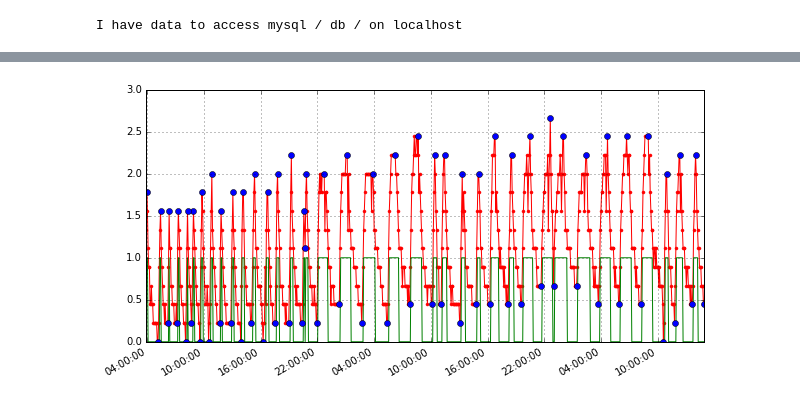
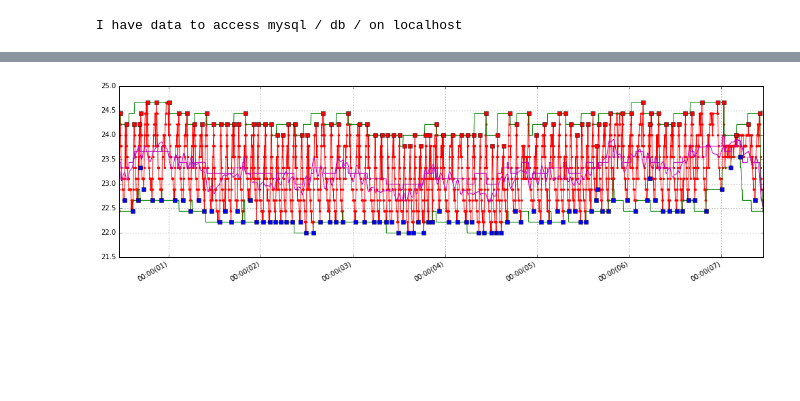
Before and after one commit to jarogames/InstructJupyter, a Jupyter notebook: MySQL/AnalyzeHeatPump.ipynb, the cells around one changed output, grey strips where cells are left out. Cells and saved outputs as stored; diff of their text form; code cells hidden in the pictures; blank space fills up the shorter version.

Commit message:
Perfect filter - maen, avg;good differences, twinPLOT

```diff
--- a/MySQL/AnalyzeHeatPump.ipynb
+++ b/MySQL/AnalyzeHeatPump.ipynb
@@ -17,7 +17,7 @@ I have data to access mysql / db / on localhost
 import mysql.connector
 import datetime
 from datetime import date
-days=2.5
+days=7
 week = datetime.datetime.now() - datetime.timedelta(hours=24*days)
 weekp1 = datetime.datetime.now() - datetime.timedelta(hours=24*days+24)
 cnx = mysql.connector.connect(**config)
@@ -35,52 +35,93 @@ loaded dataframe from MySQL. records: 850
 # %%
 %matplotlib inline
 import math
 from matplotlib.dates import MonthLocator, WeekdayLocator, DateFormatter
 import matplotlib.pyplot as plt
 tli=df.t.tolist()
 gli=df.g.tolist()
+tout=df.a.tolist()
 mn=min(gli)
-gli=[x-mn for x in gli]
+#gli=[x-mn for x in gli]
+g2=gli
 mx=max(gli)
 ## limit for fast rise 0.3 deg
 ## limit peak detect is 40% of the range
-g2=[ j for j in gli ]
-g2on=[ 1 if (x/mx)>0.5 else 0  for x in gli ]
+#g2=[ j for j in gli ]
+#g2on=[ 1 if (x/mx)>0.5 else 0  for x in gli ]  #green
 #g2a=[ (i-j) if (i-j)>0.3 else 0 for i, j in zip(gli[:-1], gli[1:])]
 #g3=[ math.ceil((j-mean)/mx) for i, j in zip(gli[:-1], gli[1:])]
+av=[]
+myavg=[]
+mymax=[]
+mymin=[]
+mymean=[]
+for i in g2:
+    av.append(i)
+    if (len(av)>45):
+        del( av[0] )
+    myavg.append( sum(av) / float(len(av)) )
+    mymax.append( max(av) )
+    mymin.append( min(av) )
+    mymean.append( (max(av)+min(av))/2 )
+############# generate brackets hi lo none
+g2on=[]
+band=0.2   # band aroung mean 20%
+for i in range(len(g2)):
+    d=mymax[i]-mymin[i]
+    mean=(mymean[i]+myavg[i])/2
+    if (g2[i]> mean+d*band):
+        g2on.append(+1)
+    elif (g2[i]<mean-d*band):
+        g2on.append(-1)
+    else:
+        g2on.append(0)
 
-lastgon=0.5
-extremes=[]
+################## FIND max/min in the continuous +1 or -1 region
+extremesH=[]
+extremesL=[]
+smax=mn
+smin=mx
 for i in range( len(gli)):
-    if  ((lastgon!=g2on[i])or(i==len(gli)-1)):
-        #MM=smax if lastgon==1 else smin
-        if (lastgon!=0.5):
-           # print(i,'nalezeno', pair)
-            extremes.append( pair )
-        smax=0
-        smin=mx
-        lastgon=g2on[i]
-    if g2on[i]==1:
+    if ((g2on[i]>0.0)):
         if ( gli[i]>smax ):
             smax=gli[i]
             pair=( tli[i], gli[i] )
-    if g2on[i]==0:
+    if ((smax!=mn)and(g2on[i]<0)):
+        extremesH.append( pair )
+        #print('high',pair)
+        smax=mn
+smax=mn
+smin=mx
+for i in range( len(gli)):
+    if ((g2on[i]<0.0)):
         if ( gli[i]<smin ):
             smin=gli[i]
             pair=( tli[i], gli[i] )
+    if ((smin!=mx)and(g2on[i]>0)):
+        extremesL.append( pair )
+        #print('low',pair)
+        smin=mx
+
 #print(mx,0,'Nalezeno',smax,smin, extremes)
 
-#monthsFmt = DateFormatter("%H:%M(%d)")
-fig, ax = plt.subplots( figsize=(10, 5), dpi=100 )
-#ax.xaxis.set_major_formatter(monthsFmt)#nice diagonal format
+monthsFmt = DateFormatter("%H:%M(%d)")
+fig, ax = plt.subplots( figsize=(17, 5), dpi=100 )
+ax.xaxis.set_major_formatter(monthsFmt)#nice diagonal format
 plt.plot( df.t, g2 ,'r.-')
-#plt.plot( df.t[1:], g2a ,'b.-')
-#plt.plot( df.t[1:], g3 ,'g.:')
-plt.plot( df.t, g2on ,'g')
-plt.plot( *zip(*extremes) , marker='o', color='b', ls='')
+###plt.plot( df.t[1:], g2a ,'b.-')
+###plt.plot( df.t[1:], g3 ,'g.:')
+#plt.plot( df.t, g2on ,'y.')
+plt.plot( df.t, myavg ,'m')
+plt.plot( df.t, mymin ,'g')
+plt.plot( df.t, mymean ,'m')  #BETTER than avg
+plt.plot( df.t, mymax ,'g')
+#plt.plot( df.t, tout ,'y')
+plt.plot( *zip(*extremesH) , marker='s', color='r', ls='')
+plt.plot( *zip(*extremesL) , marker='s', color='b', ls='')
 plt.grid(True)
 plt.gcf().autofmt_xdate()
+plt.savefig('cerpadlo.jpg')
 plt.show()
 # %% [output]
-[figure, old version]
+[figure, new version]
 # %%
```
Also changed, not shown: parts of 4 cells of this notebook, 2 other files.
